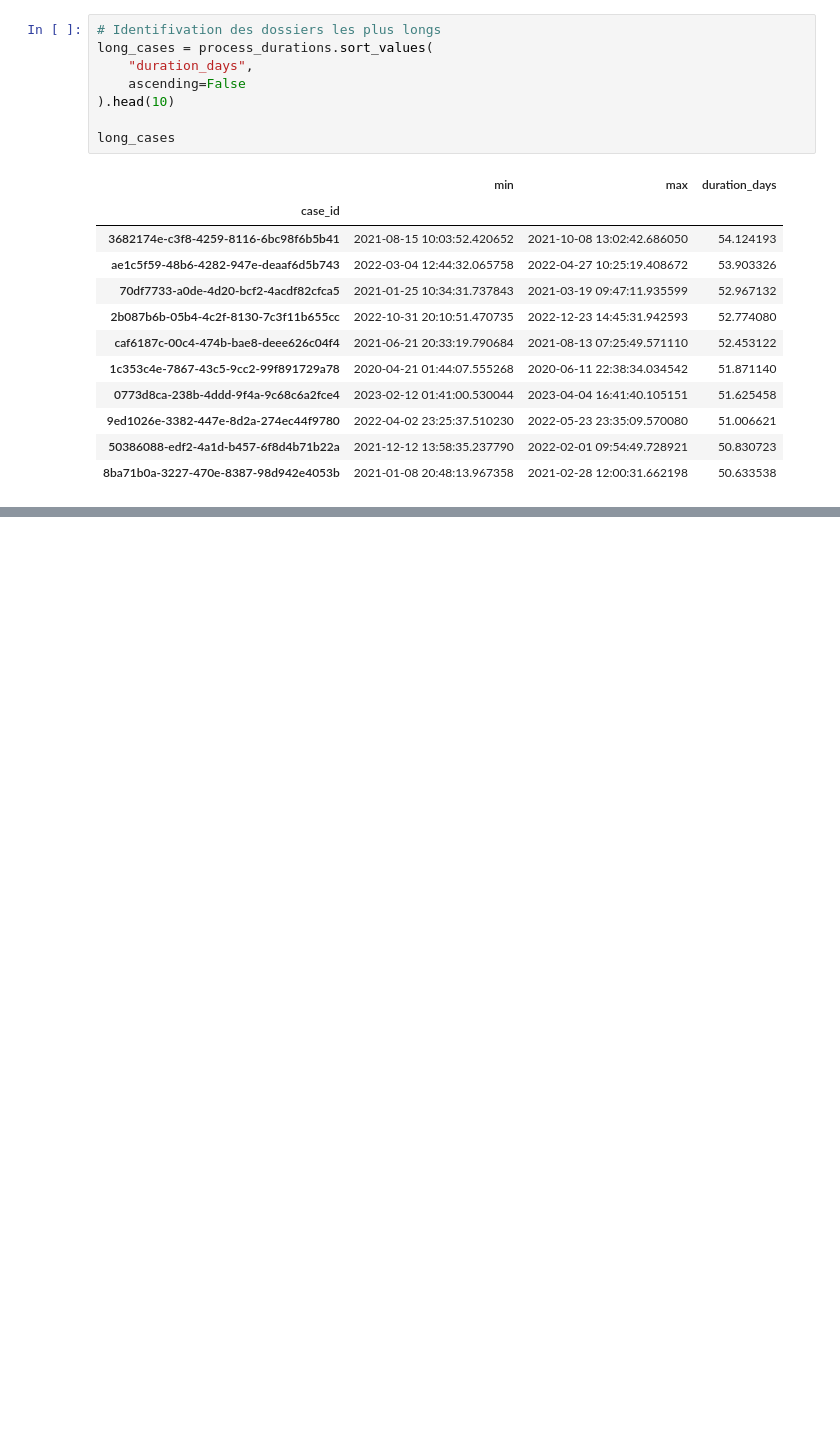
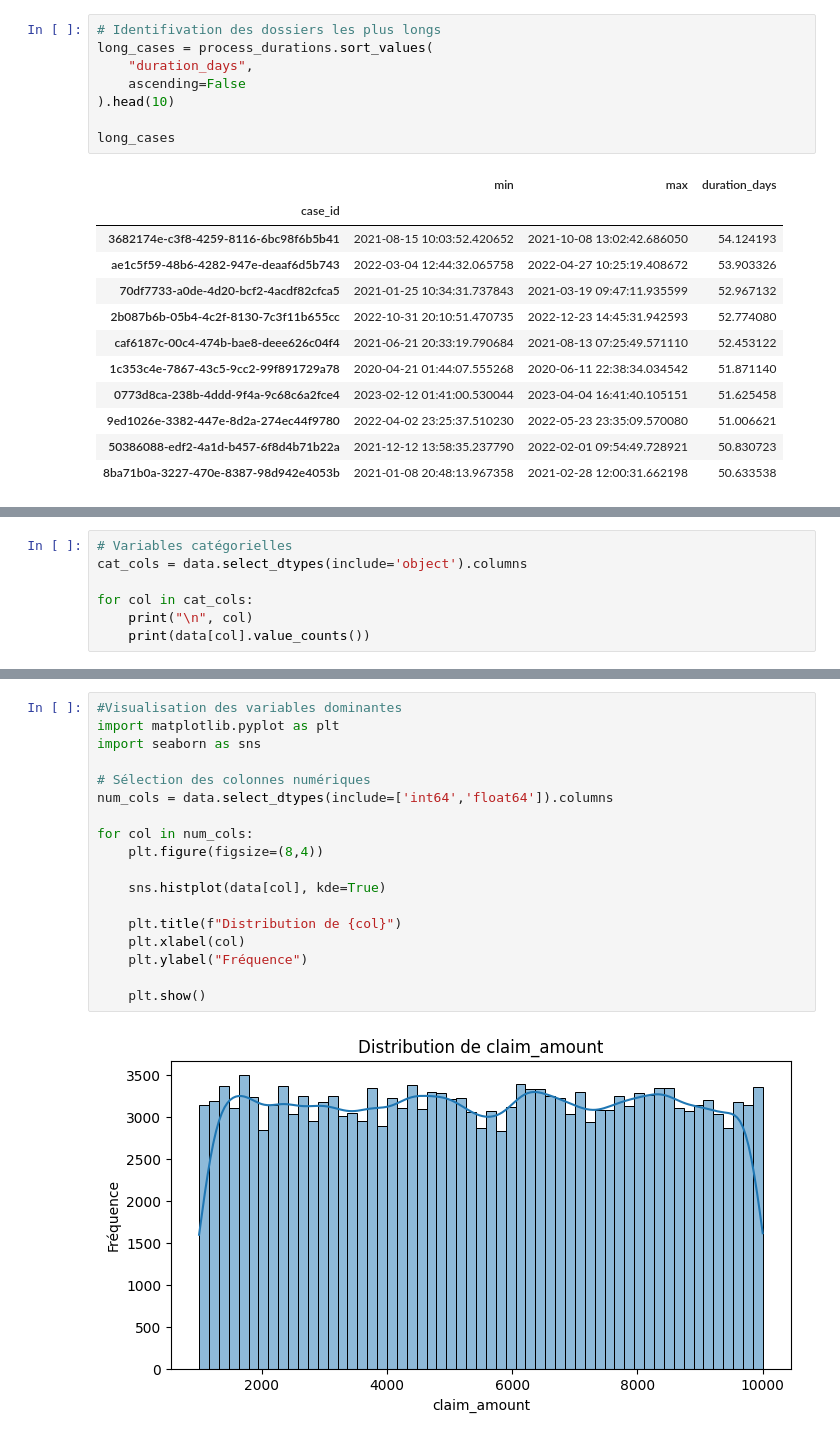
Before and after one commit to joviale08/process-mining-optimization, a Jupyter notebook: app/notebook.ipynb, the cells around one changed output, grey strips where cells are left out. Drawn from its saved outputs; the diff is of its cells as text; blank space fills up the shorter version.

```diff
--- a/app/notebook.ipynb
+++ b/app/notebook.ipynb
@@ -345,0 +371,7 @@ long_cases
+# %%
+# Variables catégorielles
+cat_cols = data.select_dtypes(include='object').columns
+
+for col in cat_cols:
+    print("\n", col)
+    print(data[col].value_counts())
@@ -345,0 +396,20 @@ long_cases
+# %%
+#Visualisation des variables dominantes
+import matplotlib.pyplot as plt
+import seaborn as sns
+
+# Sélection des colonnes numériques
+num_cols = data.select_dtypes(include=['int64','float64']).columns
+
+for col in num_cols:
+    plt.figure(figsize=(8,4))
+
+    sns.histplot(data[col], kde=True)
+
+    plt.title(f"Distribution de {col}")
+    plt.xlabel(col)
+    plt.ylabel("Fréquence")
+
+    plt.show()
+# %% [output]
+[figure, added]
```
Also changed, not shown: parts of 7 cells of this notebook.
